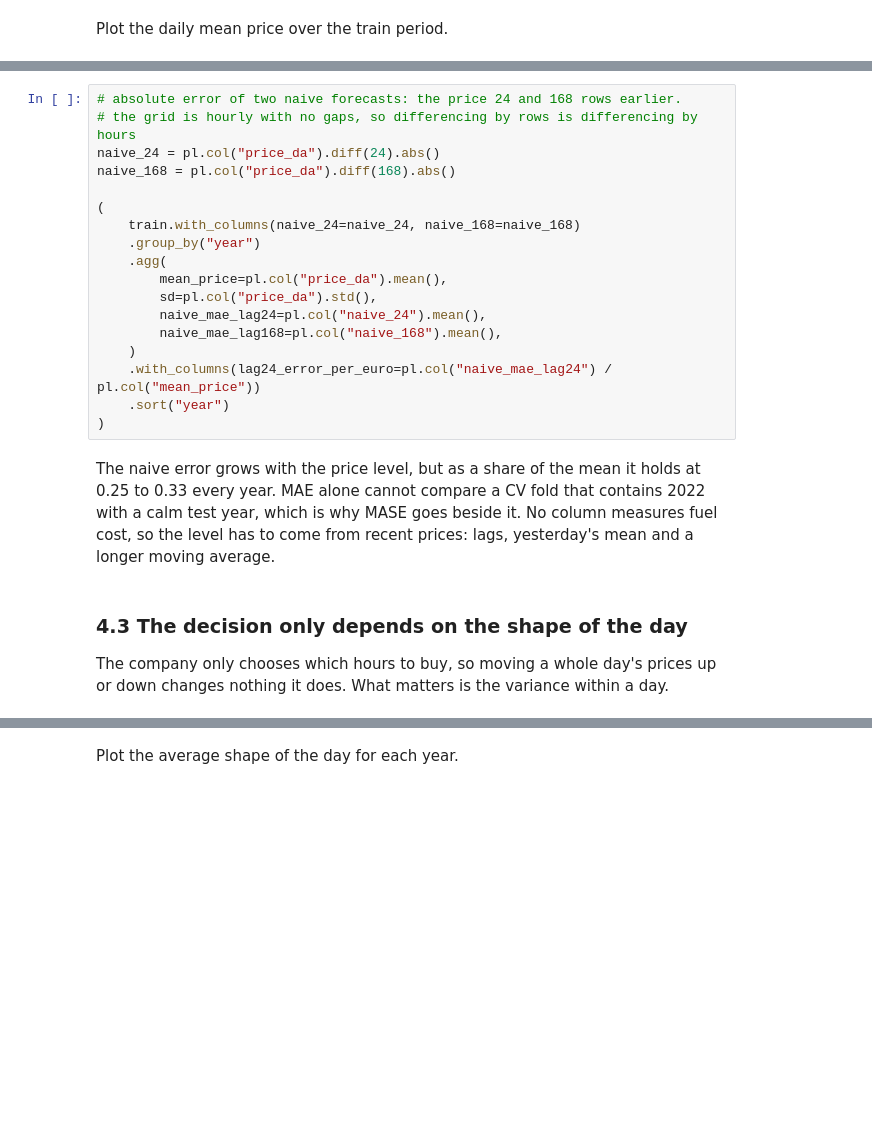
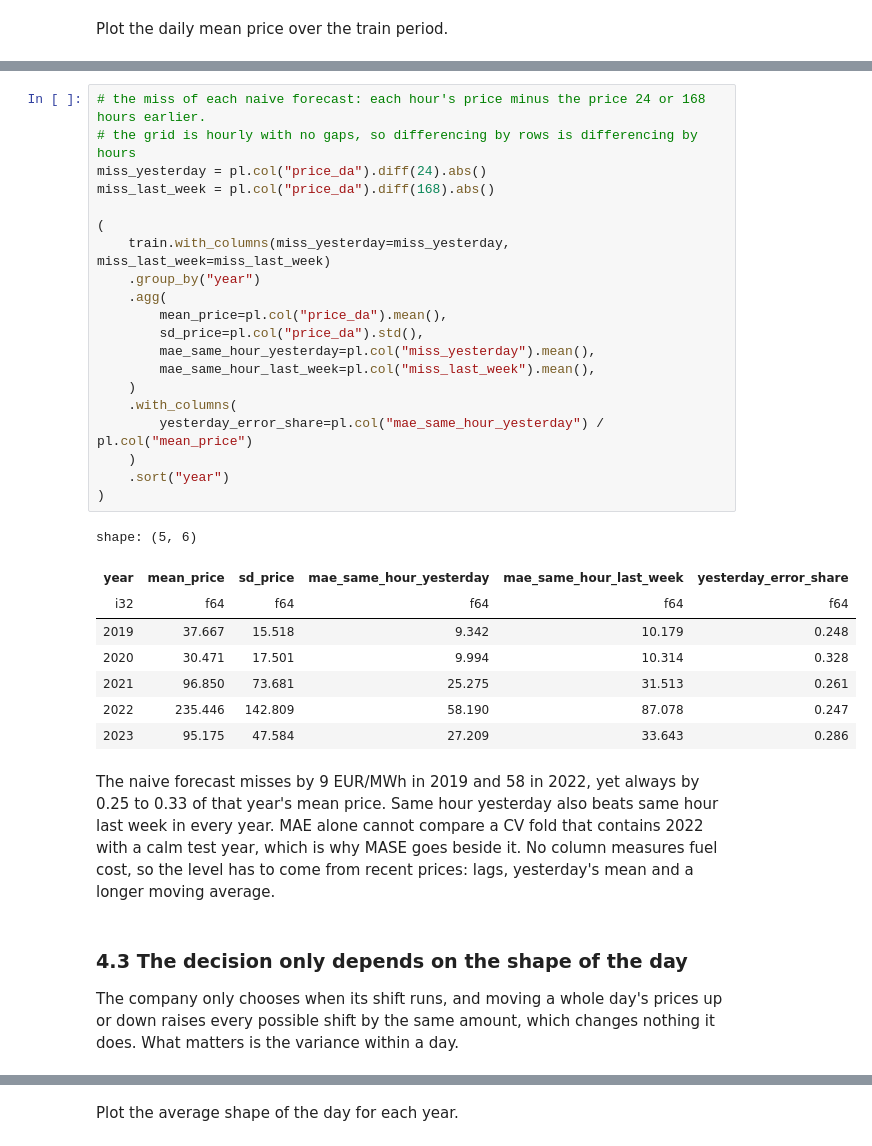
Before and after one commit to martin-gbeck/dba-group-project, a Jupyter notebook: de_price_forecast.ipynb, the cells around one changed output, grey strips where cells are left out. Saved outputs shown, nothing was run; the diff lists cells and outputs as text; blank space fills up the shorter version.

```diff
--- a/de_price_forecast.ipynb
+++ b/de_price_forecast.ipynb
@@ -241,25 +313,36 @@ Per year: mean price, spread, and the error of the two naive forecasts.
 # %%
-# absolute error of two naive forecasts: the price 24 and 168 rows earlier.
+# the miss of each naive forecast: each hour's price minus the price 24 or 168 hours earlier.
 # the grid is hourly with no gaps, so differencing by rows is differencing by hours
-naive_24 = pl.col("price_da").diff(24).abs()
-naive_168 = pl.col("price_da").diff(168).abs()
+miss_yesterday = pl.col("price_da").diff(24).abs()
+miss_last_week = pl.col("price_da").diff(168).abs()
 
 (
-    train.with_columns(naive_24=naive_24, naive_168=naive_168)
+    train.with_columns(miss_yesterday=miss_yesterday, miss_last_week=miss_last_week)
     .group_by("year")
     .agg(
         mean_price=pl.col("price_da").mean(),
-        sd=pl.col("price_da").std(),
-        naive_mae_lag24=pl.col("naive_24").mean(),
-        naive_mae_lag168=pl.col("naive_168").mean(),
+        sd_price=pl.col("price_da").std(),
+        mae_same_hour_yesterday=pl.col("miss_yesterday").mean(),
+        mae_same_hour_last_week=pl.col("miss_last_week").mean(),
     )
-    .with_columns(lag24_error_per_euro=pl.col("naive_mae_lag24") / pl.col("mean_price"))
+    .with_columns(
+        yesterday_error_share=pl.col("mae_same_hour_yesterday") / pl.col("mean_price")
+    )
     .sort("year")
 )
+# %% [output]
+shape: (5, 6)
+| year | mean_price | sd_price | mae_same_hour_yesterday | mae_same_hour_last_week | yesterday_error_share |
+| i32 | f64 | f64 | f64 | f64 | f64 |
+| 2019 | 37.667 | 15.518 | 9.342 | 10.179 | 0.248 |
+| 2020 | 30.471 | 17.501 | 9.994 | 10.314 | 0.328 |
+| 2021 | 96.850 | 73.681 | 25.275 | 31.513 | 0.261 |
+| 2022 | 235.446 | 142.809 | 58.190 | 87.078 | 0.247 |
+| 2023 | 95.175 | 47.584 | 27.209 | 33.643 | 0.286 |
 # %% [markdown]
-The naive error grows with the price level, but as a share of the mean it holds at 0.25 to 0.33 every year. MAE alone cannot compare a CV fold that contains 2022 with a calm test year, which is why MASE goes beside it. No column measures fuel cost, so the level has to come from recent prices: lags, yesterday's mean and a longer moving average.
+The naive forecast misses by 9 EUR/MWh in 2019 and 58 in 2022, yet always by 0.25 to 0.33 of that year's mean price. Same hour yesterday also beats same hour last week in every year. MAE alone cannot compare a CV fold that contains 2022 with a calm test year, which is why MASE goes beside it. No column measures fuel cost, so the level has to come from recent prices: lags, yesterday's mean and a longer moving average.
 # %% [markdown]
 ### 4.3 The decision only depends on the shape of the day
 
-The company only chooses which hours to buy, so moving a whole day's prices up or down changes nothing it does. What matters is the variance within a day.
+The company only chooses when its shift runs, and moving a whole day's prices up or down raises every possible shift by the same amount, which changes nothing it does. What matters is the variance within a day.
 # %% [markdown]
```
Also changed, not shown: parts of 67 cells of this notebook, 4 other files.
